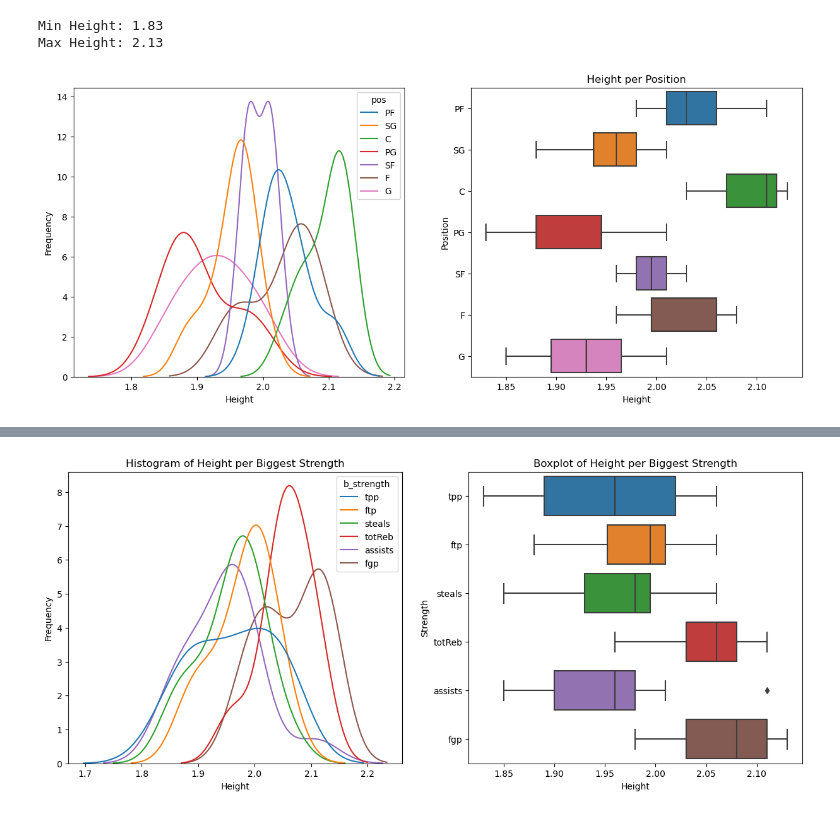
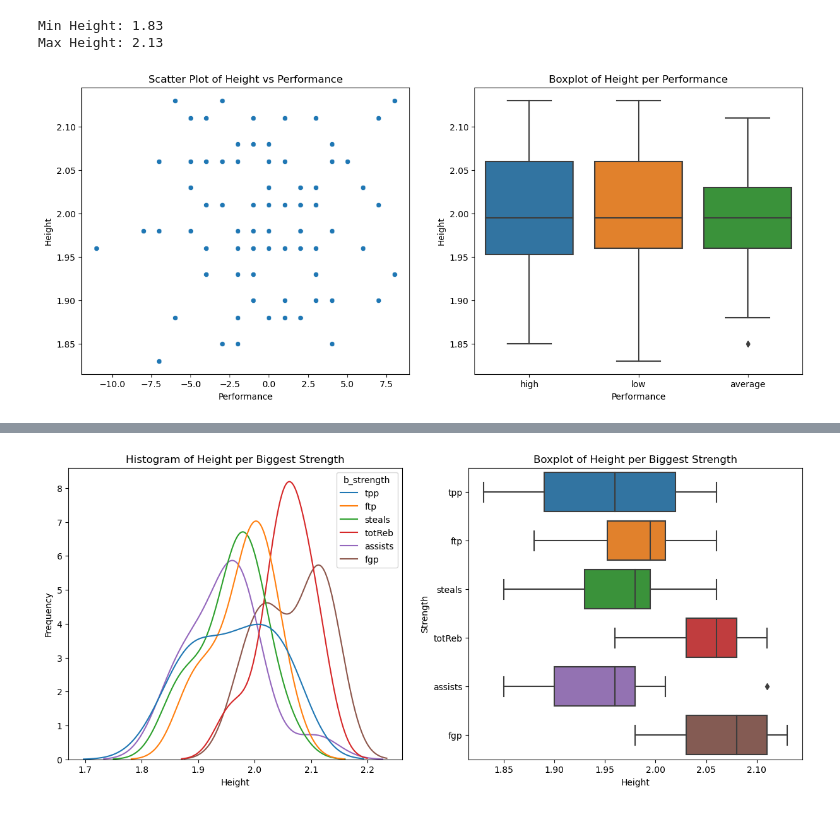
Before and after one commit to isaacaguilar97/you-in-nba, a Jupyter notebook: NBA_project.ipynb, the cells around one changed output, grey strips where cells are left out. Saved outputs shown, nothing was run; the diff lists cells and outputs as text; code cells hidden in the pictures.

```diff
--- a/NBA_project.ipynb
+++ b/NBA_project.ipynb
@@ -107,7 +103,7 @@ players_df.iloc[300]['id']
 # Get Player stats per game info from API
 urlps = "https://api-nba-v1.p.rapidapi.com/players/statistics"
 ps = pd.DataFrame()
-for i in range(150,160): # I have 393 players (do 10 by 10)
+for i in range(160,170): # I have 393 players (do 10 by 10)
 	querystring = {"id":players_df.iloc[i]['id'],"season":"2023"}
 
 	headers = {
@@ -403,23 +412,25 @@ print(f"Max Height: {final_df['height_m'].max()}")
 Min Height: 1.83
 Max Height: 2.13
 # %%
-# Heigth per position
-
+# Heigth per Performance
 fig, (ax1, ax2) = plt.subplots(nrows=1, ncols=2, figsize=(15,6))
 
-#Density curve
-sns.kdeplot(data = final_df, x = 'height_m', hue='pos', ax=ax1, common_norm=False)
-ax1.set_xlabel('Height')
-ax1.set_ylabel('Frequency')
-ax1.set_title('Histogram of Height per Position')
+# Scatter plot
+sns.scatterplot(x='plusMinus', y='height_m', data=final_df, ax=ax1)
+ax1.set_xlabel('Performance')
+ax1.set_ylabel('Height')
+ax1.set_title(f'Scatter Plot of Height vs Performance')
 
-# Box plot
-sns.boxplot(data = final_df, x = 'height_m', y='pos',  dodge=True, ax=ax2)
-ax2.set_xlabel('Height')
-ax2.set_ylabel('Position')
-ax2.set_title('Boxplot of Height per Position')
+# Boxplot
+sns.boxplot(data = final_df, x = 'performance', y='height_m',  dodge=True, ax=ax2)
+ax2.set_xlabel('Performance')
+ax2.set_ylabel('Height')
+ax2.set_title('Boxplot of Height per Performance')
+
+# Save the plot to the specified file path
+plt.savefig('../my-blog/assets/images/height&performance.png')
 
 # Show the plot
 plt.show()
 # %% [output]
-[figure, old version]
+[figure, new version]
```
Also changed, not shown: parts of 13 cells of this notebook.
